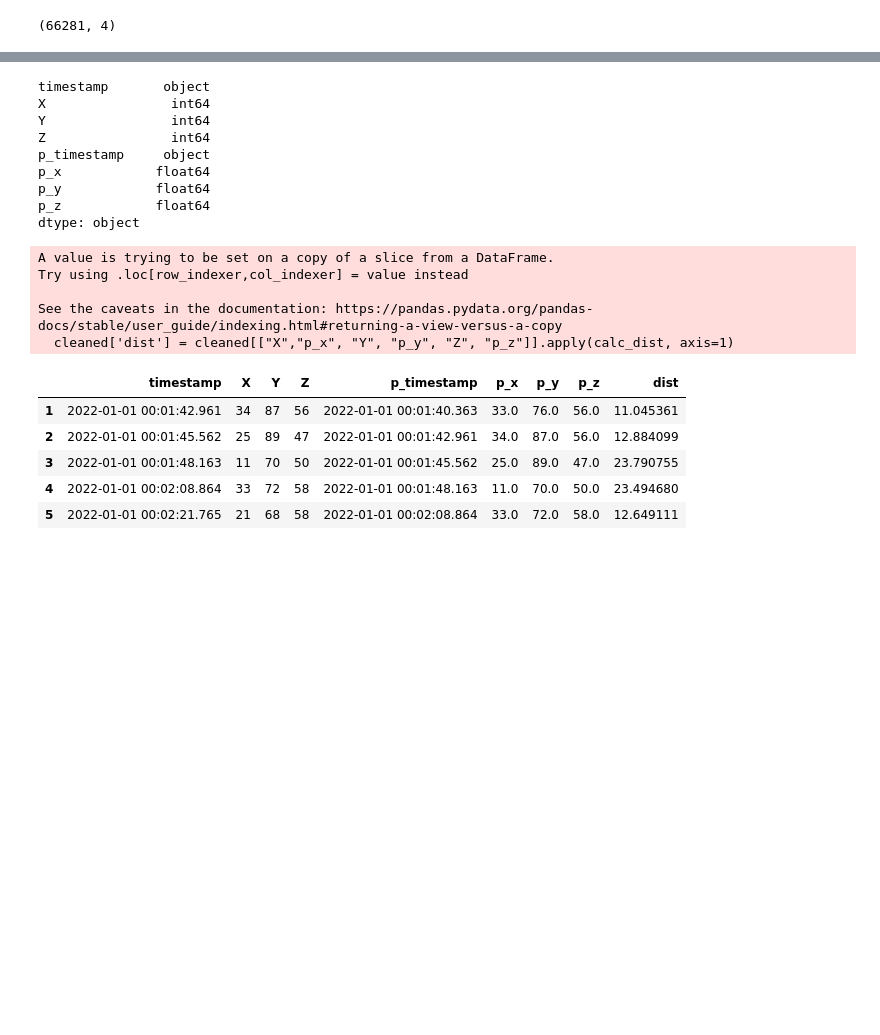
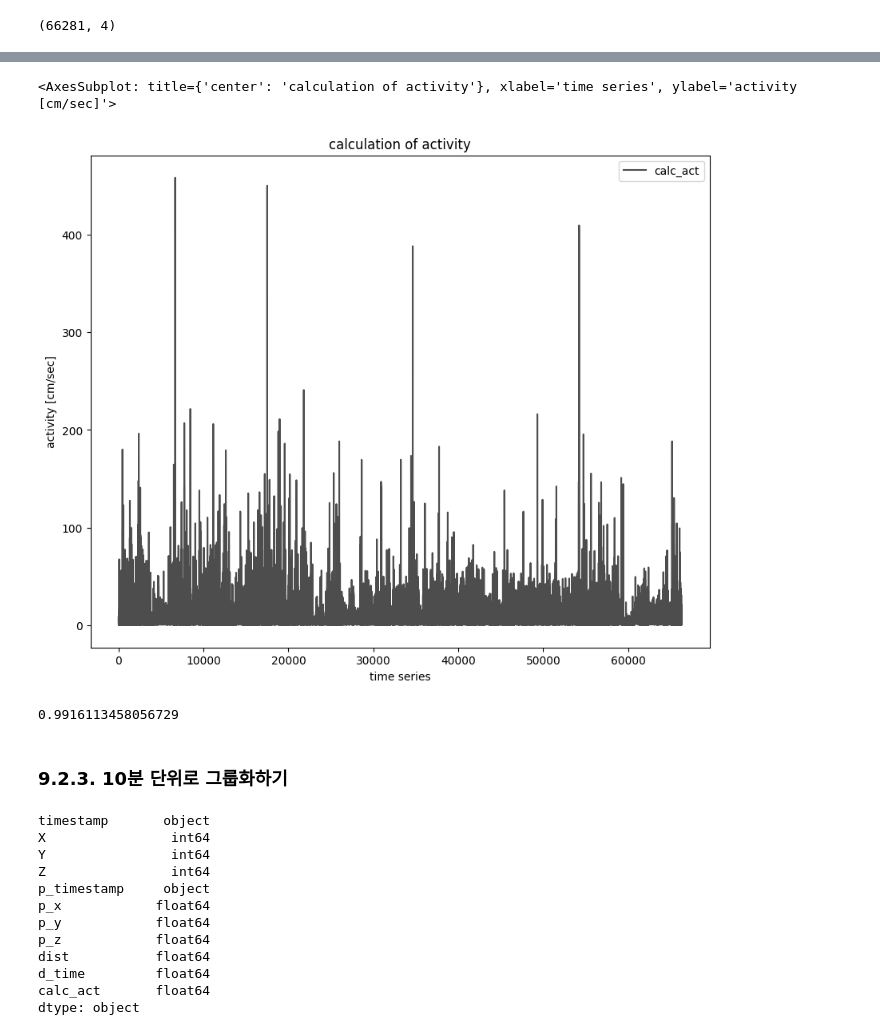
Before and after one commit to jihyeon602/healthcare_bigdata_playbook_kr, a Jupyter notebook: ch09/ch09_02.ipynb, the cells around one changed output, grey strips where cells are left out. Cells and saved outputs as stored; diff of their text form; code cells hidden in the pictures; blank space fills up the shorter version.

```diff
--- a/ch09/ch09_02.ipynb
+++ b/ch09/ch09_02.ipynb
@@ -29,0 +15,8 @@ data220101.head(5)
+# %%
+# 거리 및 속도 산출을 위해, 직전 데이터(t-1)를 새로운 열에 추가함
+# shift(1)로 timestamp열값이 하나씩 아래로 이동된다.
+act['p_timestamp'] = act['timestamp'].shift(1)
+act['p_x'] = act['X'].shift(1)
+act['p_y'] = act['Y'].shift(1)
+act['p_z'] = act['Z'].shift(1)
+act.head(5)
@@ -30,6 +37,6 @@ data220101.head(5)
 # %%
 # NaN 값이 있는 행을 삭제하자. NaN가 있으면 거리 및 속도 계산할 수 없다.
-# 첫번째 행이 삭제될 것이다.
-cleaned = data220101.dropna()
+# 첫 번째 행이 삭제될 것이다.
+cleaned = act.dropna()
 cleaned.head(5)
 # %% [output]
@@ -41,0 +56,12 @@ cleaned.head(5)
+# %%
+# 직전 좌표값으로 두 지점 간의 거리를 산출한 값을 dist 열에 추가한다.
+
+# 두 좌표값으로 거리를 계산하는 파이썬 함수
+def calc_dist(df):
+  x_d = df['X'] - df['p_x']
+  y_d = df['Y'] - df['p_y']
+  z_d = df['Z'] - df['p_z']
+  return np.sqrt(x_d**2 + y_d**2 + z_d**2)
+
+cleaned.loc[:,'dist'] = cleaned.loc[:, ['X','p_x', 'Y', 'p_y', 'Z', 'p_z']].apply(calc_dist, axis=1)
+cleaned.head(5)
@@ -41,0 +87,12 @@ cleaned.head(5)
+# %%
+# 시간 차분을 구한 다음, d_time 열에 저장한다.
+from datetime import datetime
+
+# 시간 차분을 구하는 파이썬 함수
+def calc_timediff(df):
+  d1 = datetime.strptime(df['timestamp'], "%Y-%m-%d %H:%M:%S.%f")
+  d2 = datetime.strptime(df['p_timestamp'], "%Y-%m-%d %H:%M:%S.%f")
+  return (d1 - d2).total_seconds()
+
+cleaned['d_time'] = cleaned[["timestamp","p_timestamp"]].apply(calc_timediff, axis=1)
+cleaned.head(5)
@@ -42,3 +217,17 @@ cleaned.head(5)
+# %%
+# 그래프 사이즈 설정, (가로, 세로 길이)
+plt.rcParams['figure.figsize'] = [10, 8]
+cleaned.plot(y="calc_act", color="0.3", title="calculation of activity", ylabel="activity [cm/sec]", xlabel="time series")
+# %% [output]
+<AxesSubplot: title={'center': 'calculation of activity'}, xlabel='time series', ylabel='activity [cm/sec]'>
+[figure, added]
+# %%
+# 전체에서 움직임이 50[cm/sec] 이하의 비율을 구해보자
+len(cleaned[cleaned['calc_act'] < 50.0])/len(cleaned)
+# %% [output]
+0.9916113458056729
+# %% [markdown]
+### 9.2.3. 10분 단위로 그룹화하기
 # %%
 cleaned.dtypes
 # %% [output]
@@ -50,26 +239,7 @@ p_timestamp     object
 p_x            float64
 p_y            float64
 p_z            float64
+dist           float64
+d_time         float64
+calc_act       float64
 dtype: object
-# %%
-# 거리 계산
-def calc_dist(df):
-    x_d = df['X'] - df['p_x']
-    y_d = df['Y'] - df['p_y']
-    z_d = df['Z'] - df['p_z']
-    return np.sqrt(x_d**2 + y_d**2 + z_d**2)
-
-cleaned['dist'] = cleaned[["X","p_x", "Y", "p_y", "Z", "p_z"]].apply(calc_dist, axis=1)
-cleaned.head(5)
-# %% [output]
-A value is trying to be set on a copy of a slice from a DataFrame.
-Try using .loc[row_indexer,col_indexer] = value instead
-
-See the caveats in the documentation: https://pandas.pydata.org/pandas-docs/stable/user_guide/indexing.html#returning-a-view-versus-a-copy
-  cleaned['dist'] = cleaned[["X","p_x", "Y", "p_y", "Z", "p_z"]].apply(calc_dist, axis=1)
-|  | timestamp | X | Y | Z | p_timestamp | p_x | p_y | p_z | dist |
-| 1 | 2022-01-01 00:01:42.961 | 34 | 87 | 56 | 2022-01-01 00:01:40.363 | 33.0 | 76.0 | 56.0 | 11.045361 |
-| 2 | 2022-01-01 00:01:45.562 | 25 | 89 | 47 | 2022-01-01 00:01:42.961 | 34.0 | 87.0 | 56.0 | 12.884099 |
-| 3 | 2022-01-01 00:01:48.163 | 11 | 70 | 50 | 2022-01-01 00:01:45.562 | 25.0 | 89.0 | 47.0 | 23.790755 |
-| 4 | 2022-01-01 00:02:08.864 | 33 | 72 | 58 | 2022-01-01 00:01:48.163 | 11.0 | 70.0 | 50.0 | 23.494680 |
-| 5 | 2022-01-01 00:02:21.765 | 21 | 68 | 58 | 2022-01-01 00:02:08.864 | 33.0 | 72.0 | 58.0 | 12.649111 |
```
Also changed, not shown: parts of 36 cells of this notebook, 2 other files.
